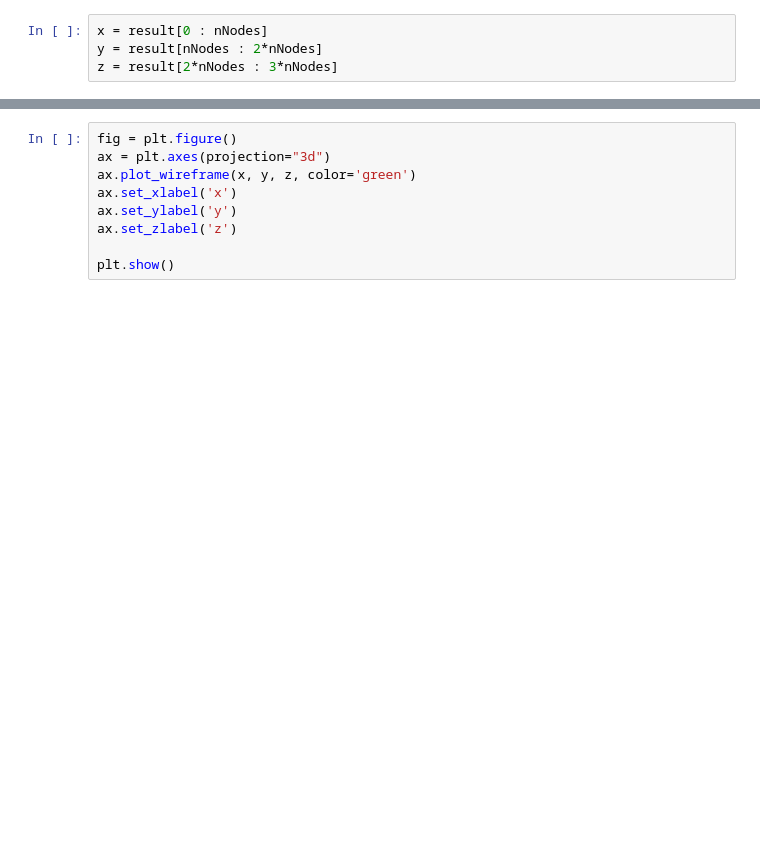
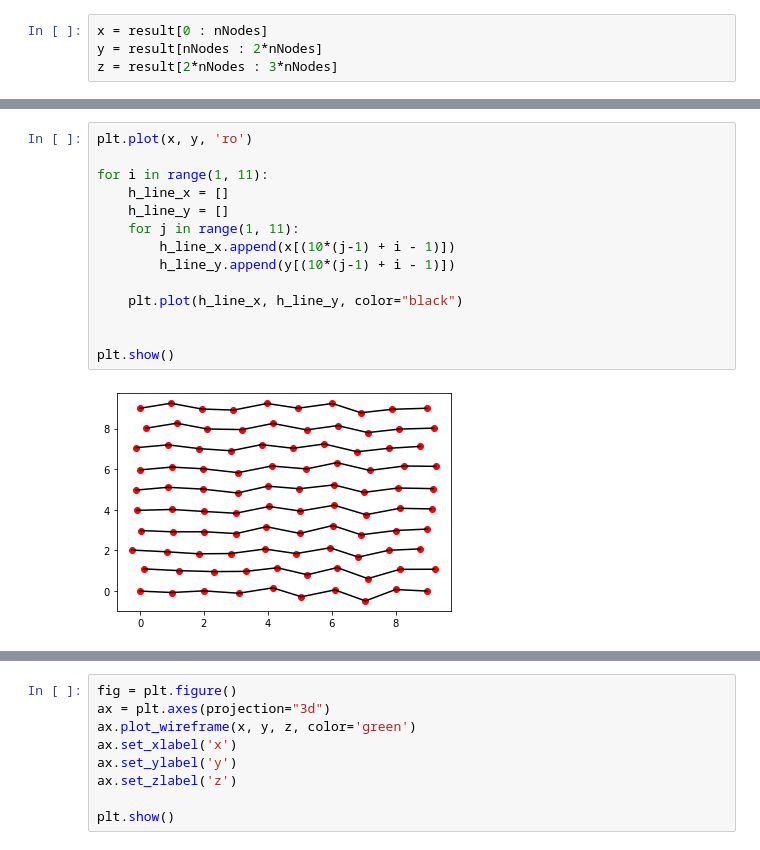
Before and after one commit to apoorv-s/Metamaterial-Non-Affine-deformation-and-Deployable-Strutcures, a Jupyter notebook: Energy Minimizer.ipynb, the cells around one changed output, grey strips where cells are left out. Saved outputs shown, nothing was run; the diff lists cells and outputs as text; blank space fills up the shorter version.

```diff
--- a/Energy Minimizer.ipynb
+++ b/Energy Minimizer.ipynb
@@ -66,3 +104,19 @@ z = result[2*nNodes : 3*nNodes]
+# %%
+plt.plot(x, y, 'ro')
+
+for i in range(1, 11):
+    h_line_x = []
+    h_line_y = []
+    for j in range(1, 11):
+        h_line_x.append(x[(10*(j-1) + i - 1)])
+        h_line_y.append(y[(10*(j-1) + i - 1)])
+
+    plt.plot(h_line_x, h_line_y, color="black")
+
+
+plt.show()
+# %% [output]
+[figure, added]
 # %%
 plt.plot(x, y, 'ro')
 for i in range(1, 11):
```
Also changed, not shown: parts of 8 cells of this notebook.
